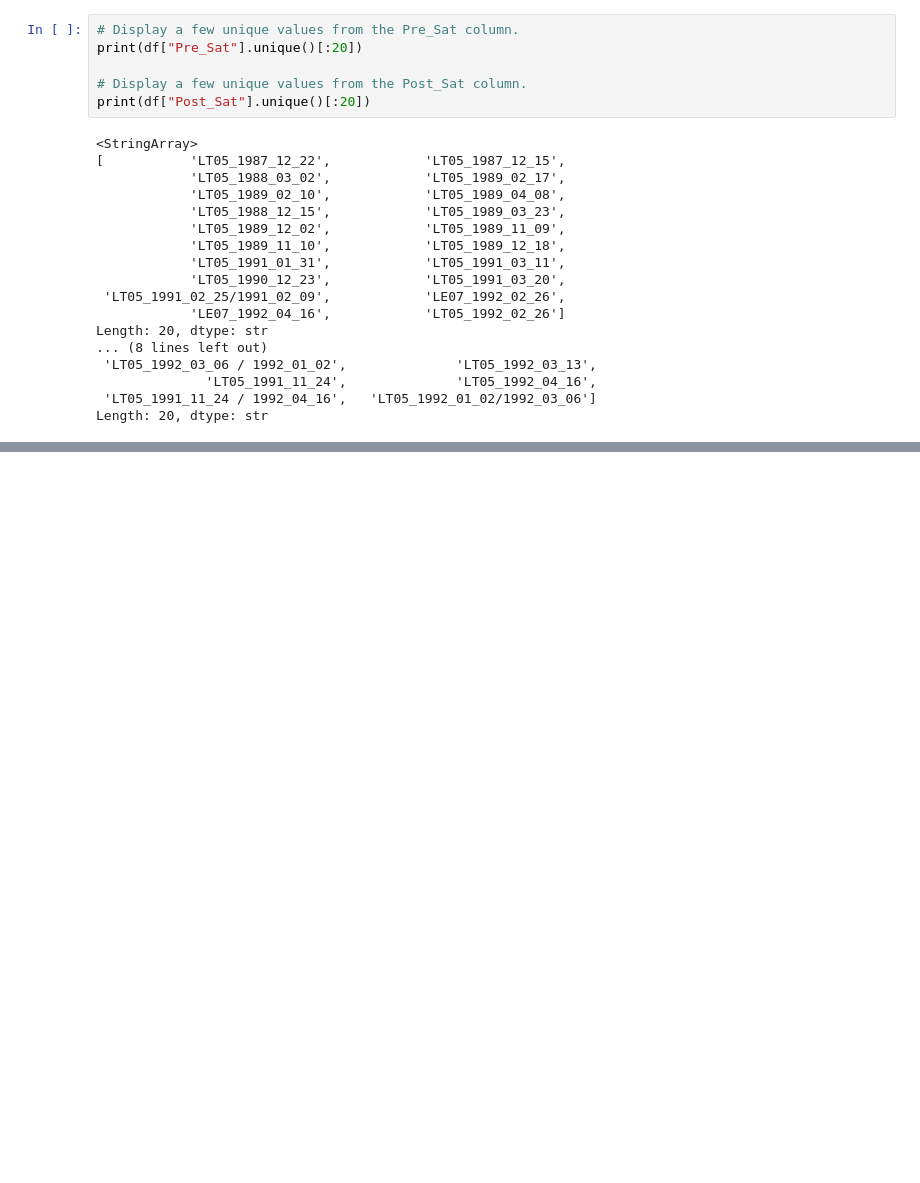
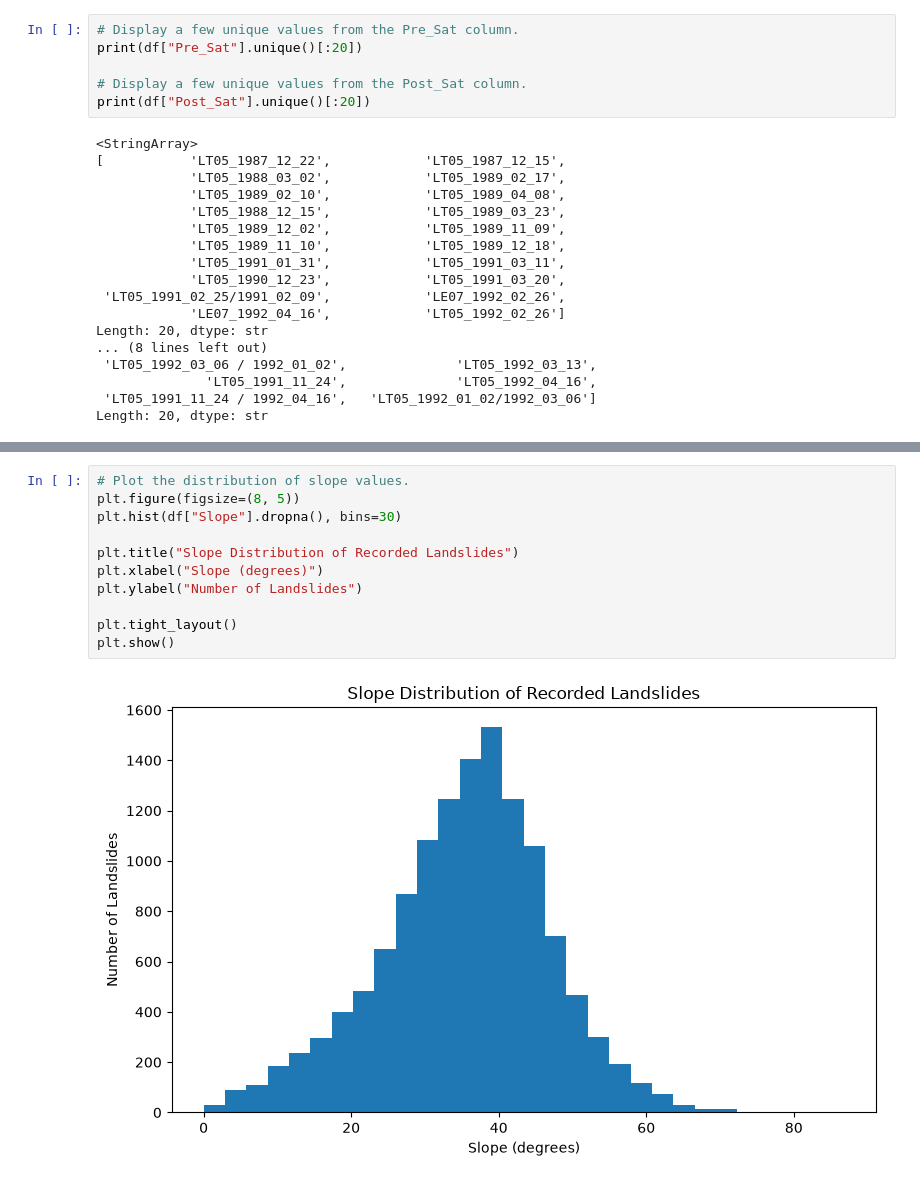
Before and after one commit to Prasuna-Pokharel/nepal-landslide-ml, a Jupyter notebook: notebooks/01_data_exploration.ipynb, the cells around one changed output, grey strips where cells are left out. Drawn from its saved outputs; the diff is of its cells as text; blank space fills up the shorter version.

```diff
--- a/notebooks/01_data_exploration.ipynb
+++ b/notebooks/01_data_exploration.ipynb
@@ -374,0 +595,13 @@ Length: 20, dtype: str
+# %%
+# Plot the distribution of slope values.
+plt.figure(figsize=(8, 5))
+plt.hist(df["Slope"].dropna(), bins=30)
+
+plt.title("Slope Distribution of Recorded Landslides")
+plt.xlabel("Slope (degrees)")
+plt.ylabel("Number of Landslides")
+
+plt.tight_layout()
+plt.show()
+# %% [output]
+[figure, added]
```
Also changed, not shown: parts of 43 cells of this notebook, 1 other file.
